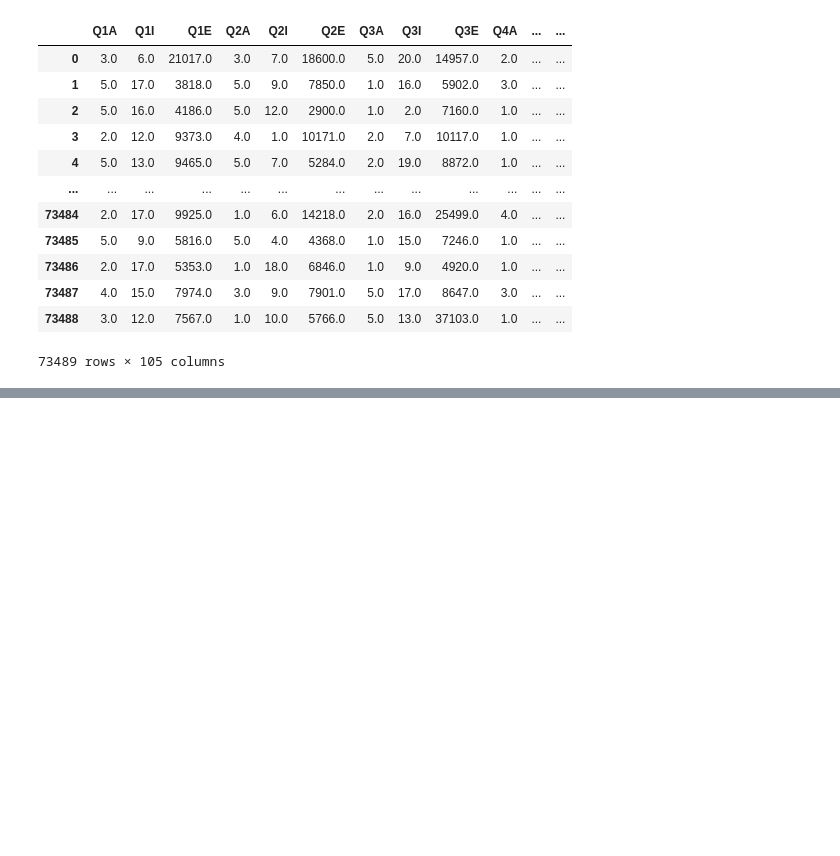
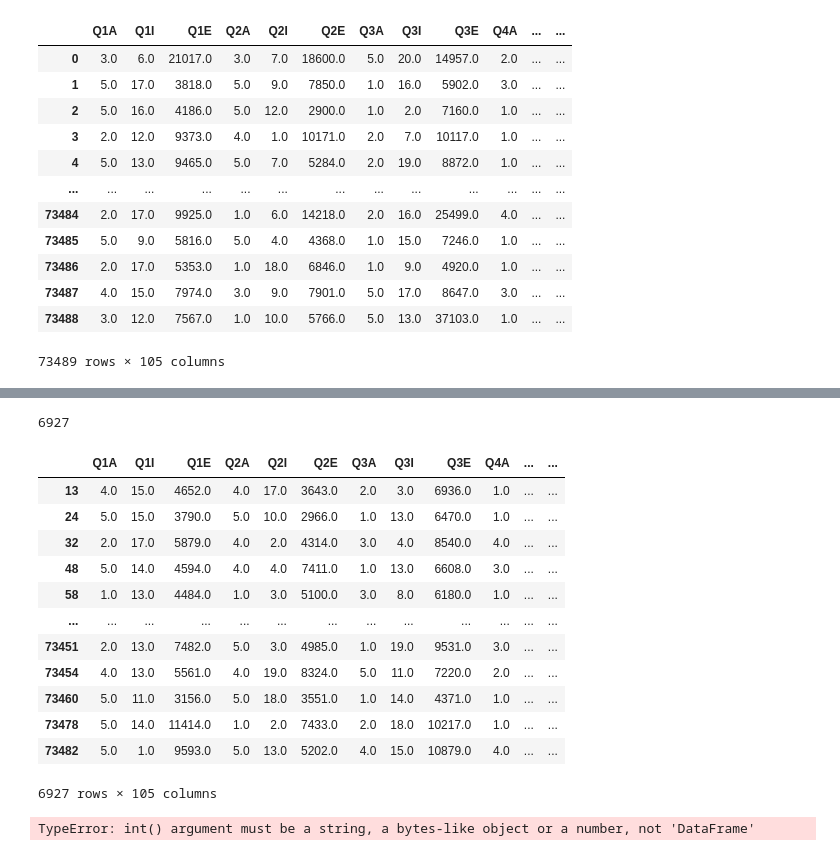
Before and after one commit to dss-14th/ml-repo-3, a Jupyter notebook: yong's/open_raw_data.ipynb, the cells around one changed output, grey strips where cells are left out. Saved outputs shown, nothing was run; the diff lists cells and outputs as text; code cells hidden in the pictures; blank space fills up the shorter version.

```diff
--- a/yong's/open_raw_data.ipynb
+++ b/yong's/open_raw_data.ipynb
@@ -16,3 +16,6 @@ df1
 | 73487 | 4.0 | 15.0 | 7974.0 | 3.0 | 9.0 | 7901.0 | 5.0 | 17.0 | 8647.0 | 3.0 | ... | ... |
 | 73488 | 3.0 | 12.0 | 7567.0 | 1.0 | 10.0 | 5766.0 | 5.0 | 13.0 | 37103.0 | 1.0 | ... | ... |
 73489 rows × 105 columns
+# %%
+a=pd.DataFrame(df1.major.value_counts())
+a
@@ -18,0 +36,4 @@ df1
+# %%
+b = a[a["major"] == 1]
+c = b.reset_index()
+c
@@ -18,0 +56,10 @@ df1
+# %%
+datas = []
+for i, j in enumerate(df1.major):
+    for k in c["index"]:
+        if j==k:
+            datas.append(i)
+# %%
+len(datas)
+# %% [output]
+6927
@@ -18,0 +68,20 @@ df1
+# %%
+df1.loc[datas]
+# %% [output]
+|  | Q1A | Q1I | Q1E | Q2A | Q2I | Q2E | Q3A | Q3I | Q3E | Q4A | ... | ... |
+| 13 | 4.0 | 15.0 | 4652.0 | 4.0 | 17.0 | 3643.0 | 2.0 | 3.0 | 6936.0 | 1.0 | ... | ... |
+| 24 | 5.0 | 15.0 | 3790.0 | 5.0 | 10.0 | 2966.0 | 1.0 | 13.0 | 6470.0 | 1.0 | ... | ... |
+| 32 | 2.0 | 17.0 | 5879.0 | 4.0 | 2.0 | 4314.0 | 3.0 | 4.0 | 8540.0 | 4.0 | ... | ... |
+| 48 | 5.0 | 14.0 | 4594.0 | 4.0 | 4.0 | 7411.0 | 1.0 | 13.0 | 6608.0 | 3.0 | ... | ... |
+| 58 | 1.0 | 13.0 | 4484.0 | 1.0 | 3.0 | 5100.0 | 3.0 | 8.0 | 6180.0 | 1.0 | ... | ... |
+| ... | ... | ... | ... | ... | ... | ... | ... | ... | ... | ... | ... | ... |
+| 73451 | 2.0 | 13.0 | 7482.0 | 5.0 | 3.0 | 4985.0 | 1.0 | 19.0 | 9531.0 | 3.0 | ... | ... |
+| 73454 | 4.0 | 13.0 | 5561.0 | 4.0 | 19.0 | 8324.0 | 5.0 | 11.0 | 7220.0 | 2.0 | ... | ... |
+| 73460 | 5.0 | 11.0 | 3156.0 | 5.0 | 18.0 | 3551.0 | 1.0 | 14.0 | 4371.0 | 1.0 | ... | ... |
+| 73478 | 5.0 | 14.0 | 11414.0 | 1.0 | 2.0 | 7433.0 | 2.0 | 18.0 | 10217.0 | 1.0 | ... | ... |
+| 73482 | 5.0 | 1.0 | 9593.0 | 5.0 | 13.0 | 5202.0 | 4.0 | 15.0 | 10879.0 | 4.0 | ... | ... |
+6927 rows × 105 columns
+# %%
+df1.diff(df1.iloc[datas, :])
+# %% [output]
+TypeError: int() argument must be a string, a bytes-like object or a number, not 'DataFrame'
```
Also changed, not shown: parts of 11 cells of this notebook.
